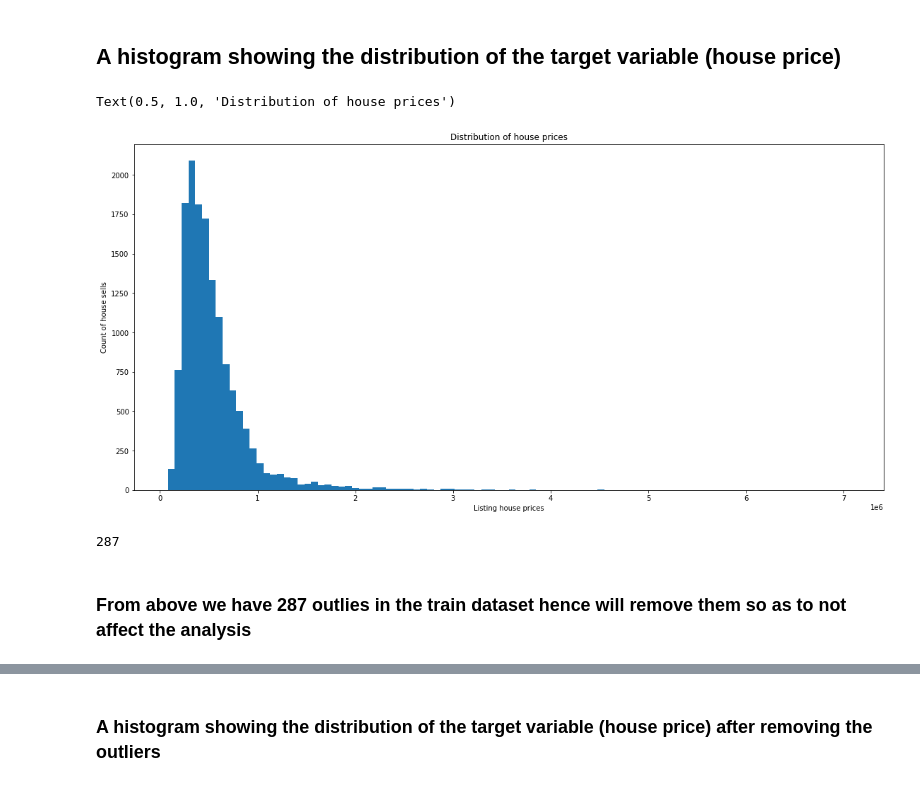
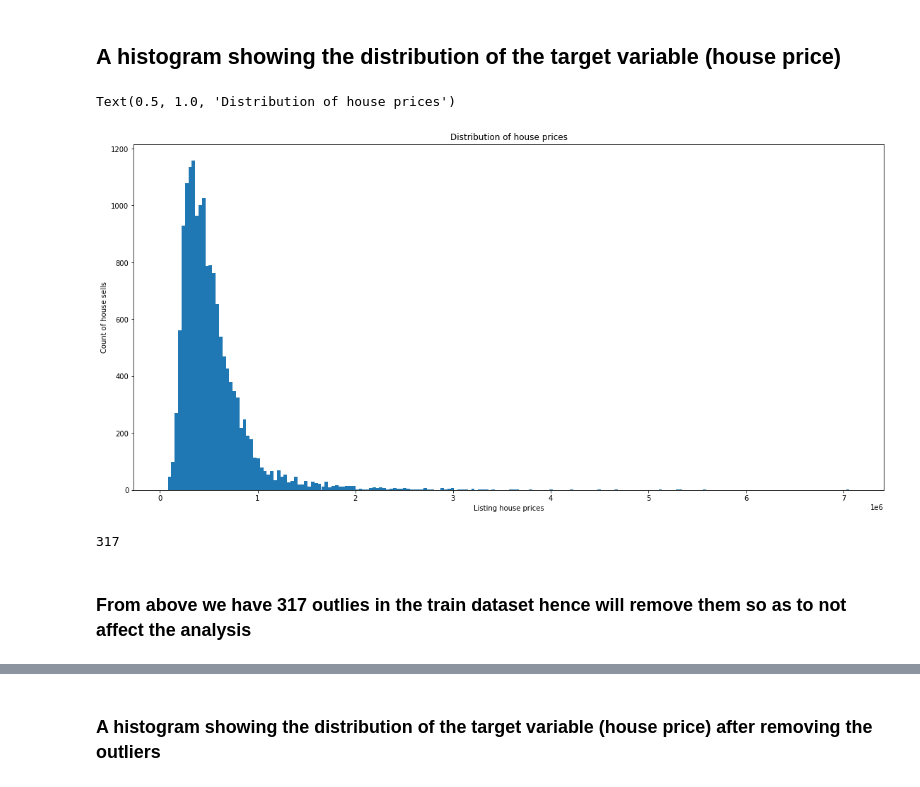
Before and after one commit to IainMosima/Moringa-Phase2, a Jupyter notebook: iain.ipynb, the cells around one changed output, grey strips where cells are left out. Drawn from its saved outputs; the diff is of its cells as text; code cells hidden in the pictures.

Commit message:
Built various models inorder to come up with best model. Good thing it worked

```diff
--- a/iain.ipynb
+++ b/iain.ipynb
@@ -218,0 +275,20 @@ Since I'm not sure if the houeses missing the view data have been viewed or not
+# %%
+#  function for dealing with null values in a given set based on the waterfront column
+def waterfront(concated_set):
+    # creating a dataframe which contains the waterfront columns
+    waterfront = concated_set[['waterfront']]
+
+    # using simpleImputer to deal with the null values in the waterfront column
+    imput = SimpleImputer(missing_values=np.nan, strategy='median')
+    imput.fit(waterfront)
+    new_waterfront = imput.transform(waterfront).flatten()
+    waterfront.waterfront = new_waterfront
+
+
+    # reassing the variables to the waterfront column strictly with columns whose values are not in the 0
+    concated_set.waterfront = waterfront
+
+    return concated_set
+# %%
+concated_train = waterfront(concated_train)
+concated_train.isna().sum()
@@ -218,0 +353,9 @@ Since I'm not sure if the houeses missing the view data have been viewed or not
+# %%
+# since data is of a datatype object I will drop this column, so that it does not affect the modelling process.
+# function for dropping the data column
+def date(concated_set):
+    concated_set = concated_train.drop('date', axis=1)
+    return concated_set
+
+concated_train = date(concated_train)
+concated_train.info()
@@ -218,0 +384,11 @@ Since I'm not sure if the houeses missing the view data have been viewed or not
+# %%
+# The roecords containing ? could be that their sqft_basement is unknown
+# Function to filter out the strings from the sqft_basement column
+# The function will also change the column's columns data type to an int
+def sqft_basement(concated_set):
+    concated_set = concated_set[ (concated_set['sqft_basement'] != '?') ]
+    concated_set['sqft_basement'] = pd.to_numeric(concated_set['sqft_basement'])
+    return concated_set
+
+concated_train = sqft_basement(concated_train)
+concated_train.info()
@@ -221,15 +420,15 @@ Since I'm not sure if the houeses missing the view data have been viewed or not
 # %%
 fig, ax = plt.subplots(figsize=(19,9))
 
-ax.hist(y_train, bins=100)
+ax.hist(concated_train.price, bins=200)
 
 
 ax.set_xlabel('Listing house prices')
 ax.set_ylabel('Count of house sells')
 ax.set_title('Distribution of house prices')
 # %% [output]
 Text(0.5, 1.0, 'Distribution of house prices')
-[figure, old version]
+[figure, new version]
 # %%
 # function to check for outliers
 def outliers(column):
@@ -242,11 +441,11 @@ def outliers(column):
 
     return outliers
 # %%
-concated_train_ouliers = outliers(y_train)
+concated_train_ouliers = outliers(concated_train.price)
 len(concated_train_ouliers)
 # %% [output]
-287
+317
 # %% [markdown]
-### From above we have 287 outlies in the train dataset hence will remove them so as to not affect the analysis
+### From above we have 317 outlies in the train dataset hence will remove them so as to not affect the analysis
 # %%
 # function to remove outliers and returns the new updated dataframe
```
Also changed, not shown: parts of 73 cells of this notebook.
